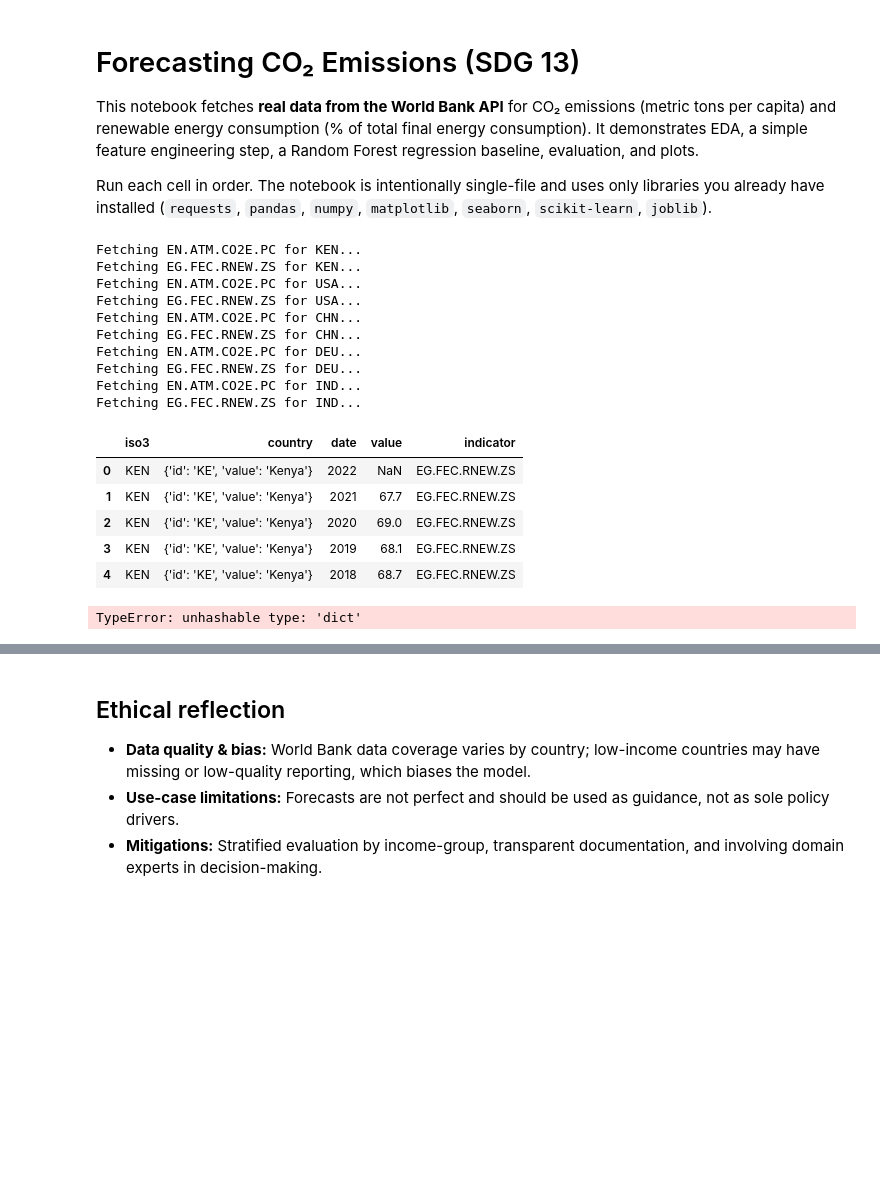
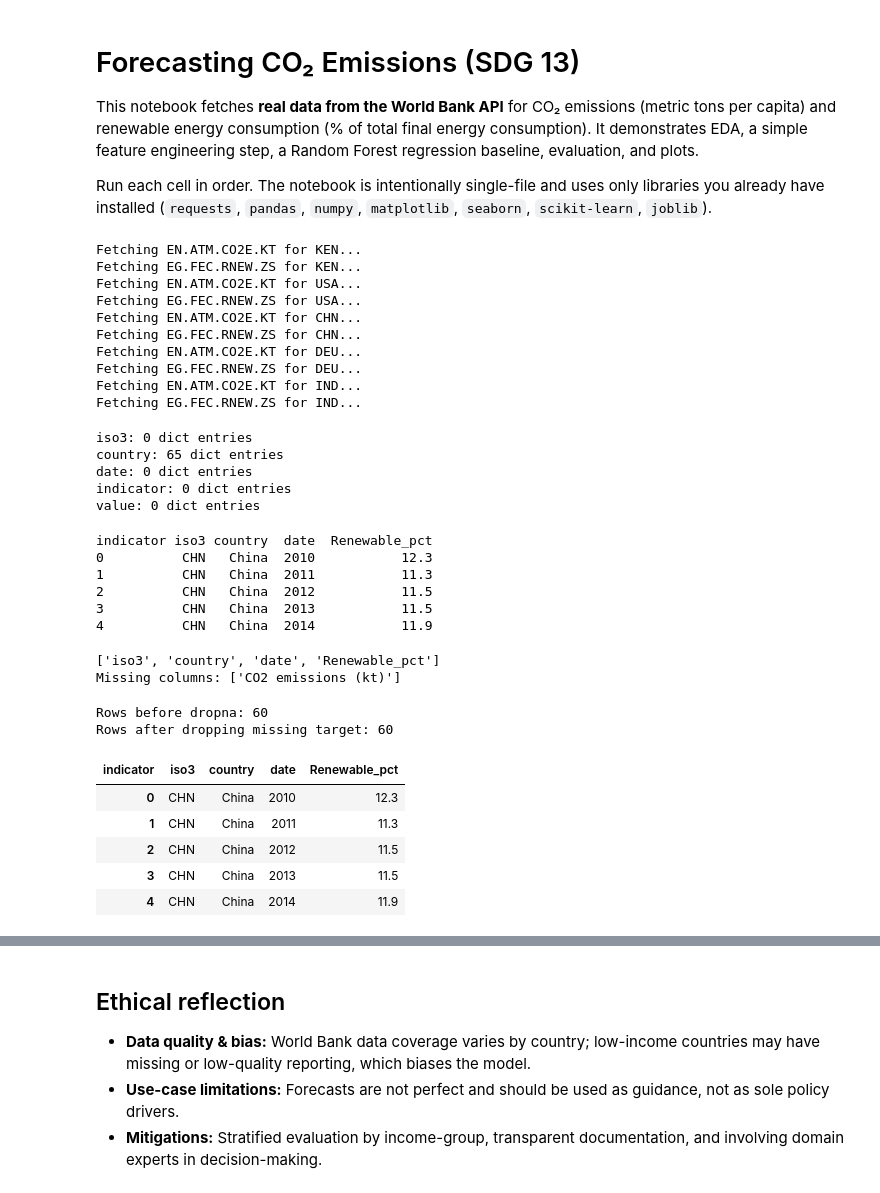
Before and after one commit to TechNinjaX2/aiswe, a Jupyter notebook: wk2/climate_action_worldbank.ipynb, the cells around one changed output, grey strips where cells are left out. Drawn from its saved outputs; the diff is of its cells as text; code cells hidden in the pictures; blank space fills up the shorter version.

```diff
--- a/wk2/climate_action_worldbank.ipynb
+++ b/wk2/climate_action_worldbank.ipynb
@@ -75,24 +75,28 @@ for c in COUNTRIES.keys():
 if not frames:
     raise RuntimeError('No data fetched. Check internet connection or World Bank API availability.')
 
+#print(frames)
 raw = pd.concat(frames, ignore_index=True)
 raw['date'] = raw['date'].astype(int)
 raw = raw.rename(columns={'countryiso3code':'iso3'})
-raw.head()
 # %% [output]
-Fetching EN.ATM.CO2E.PC for KEN...
+Fetching EN.ATM.CO2E.KT for KEN...
 Fetching EG.FEC.RNEW.ZS for KEN...
-Fetching EN.ATM.CO2E.PC for USA...
+Fetching EN.ATM.CO2E.KT for USA...
 Fetching EG.FEC.RNEW.ZS for USA...
-Fetching EN.ATM.CO2E.PC for CHN...
+Fetching EN.ATM.CO2E.KT for CHN...
 Fetching EG.FEC.RNEW.ZS for CHN...
-Fetching EN.ATM.CO2E.PC for DEU...
+Fetching EN.ATM.CO2E.KT for DEU...
 Fetching EG.FEC.RNEW.ZS for DEU...
-Fetching EN.ATM.CO2E.PC for IND...
+Fetching EN.ATM.CO2E.KT for IND...
 Fetching EG.FEC.RNEW.ZS for IND...
-|  | iso3 | country | date | value | indicator |
-| 0 | KEN | {'id': 'KE', 'value': 'Kenya'} | 2022 | NaN | EG.FEC.RNEW.ZS |
-| 1 | KEN | {'id': 'KE', 'value': 'Kenya'} | 2021 | 67.7 | EG.FEC.RNEW.ZS |
-| 2 | KEN | {'id': 'KE', 'value': 'Kenya'} | 2020 | 69.0 | EG.FEC.RNEW.ZS |
-| 3 | KEN | {'id': 'KE', 'value': 'Kenya'} | 2019 | 68.1 | EG.FEC.RNEW.ZS |
-| 4 | KEN | {'id': 'KE', 'value': 'Kenya'} | 2018 | 68.7 | EG.FEC.RNEW.ZS |
+# %%
+for col in ['iso3', 'country', 'date', 'indicator', 'value']:
+    bad = raw[col].apply(lambda x: isinstance(x, dict)).sum()
+    print(f"{col}: {bad} dict entries")
+# %% [output]
+iso3: 0 dict entries
+country: 65 dict entries
+date: 0 dict entries
+indicator: 0 dict entries
+value: 0 dict entries
@@ -99,14 +107,60 @@ Fetching EG.FEC.RNEW.ZS for IND...
+# %%
+# ✅ Pivot so that each indicator becomes a column
+final_df = (
+    raw.pivot_table(
+        index=['iso3', 'country', 'date'],
+        columns='indicator',
+        values='value'
+    )
+    .reset_index()
+)
+
+# ✅ Rename columns for readability
+final_df = final_df.rename(columns=INDICATORS)
+
+# ✅ Optional: sort nicely
+final_df = final_df.sort_values(by=['country', 'date']).reset_index(drop=True)
+
+print(final_df.head())
+#raw.head()
+# %% [output]
+indicator iso3 country  date  Renewable_pct
+0          CHN   China  2010           12.3
+1          CHN   China  2011           11.3
+2          CHN   China  2012           11.5
+3          CHN   China  2013           11.5
+4          CHN   China  2014           11.9
+# %%
+print(df.columns.tolist())
+missing = [col for col in INDICATORS.values() if col not in df.columns]
+print("Missing columns:", missing)
+available_cols = [c for c in ['iso3', 'country', 'date'] + list(INDICATORS.values()) if c in df.columns]
+df = df[available_cols]
+# %% [output]
+['iso3', 'country', 'date', 'Renewable_pct']
+Missing columns: ['CO2 emissions (kt)']
 # %%
 # Pivot to wide format so each row = country + year, columns = indicators
 df = raw.pivot_table(index=['iso3','country','date'], columns='indicator', values='value').reset_index()
 df = df.rename(columns=INDICATORS)
+available_cols = [c for c in ['iso3', 'country', 'date'] + list(INDICATORS.values()) if c in df.columns]
+df = df[available_cols]
+"""
 df = df[['iso3','country','date'] + list(INDICATORS.values())]
+"""
 print('Rows before dropna:', len(df))
 df = df.sort_values(['iso3','date'])
-df = df.dropna(subset=['CO2_per_capita'])  # require target
+#df = df.dropna(subset=['CO2_per_capita'])  # require target
 print('Rows after dropping missing target:', len(df))
 df.head()
 # %% [output]
-TypeError: unhashable type: 'dict'
+Rows before dropna: 60
+Rows after dropping missing target: 60
+| indicator | iso3 | country | date | Renewable_pct |
+| 0 | CHN | China | 2010 | 12.3 |
+| 1 | CHN | China | 2011 | 11.3 |
+| 2 | CHN | China | 2012 | 11.5 |
+| 3 | CHN | China | 2013 | 11.5 |
+| 4 | CHN | China | 2014 | 11.9 |
 # %%
 # Basic EDA plots
```
Also changed, not shown: parts of 4 cells of this notebook, 20 other files.
